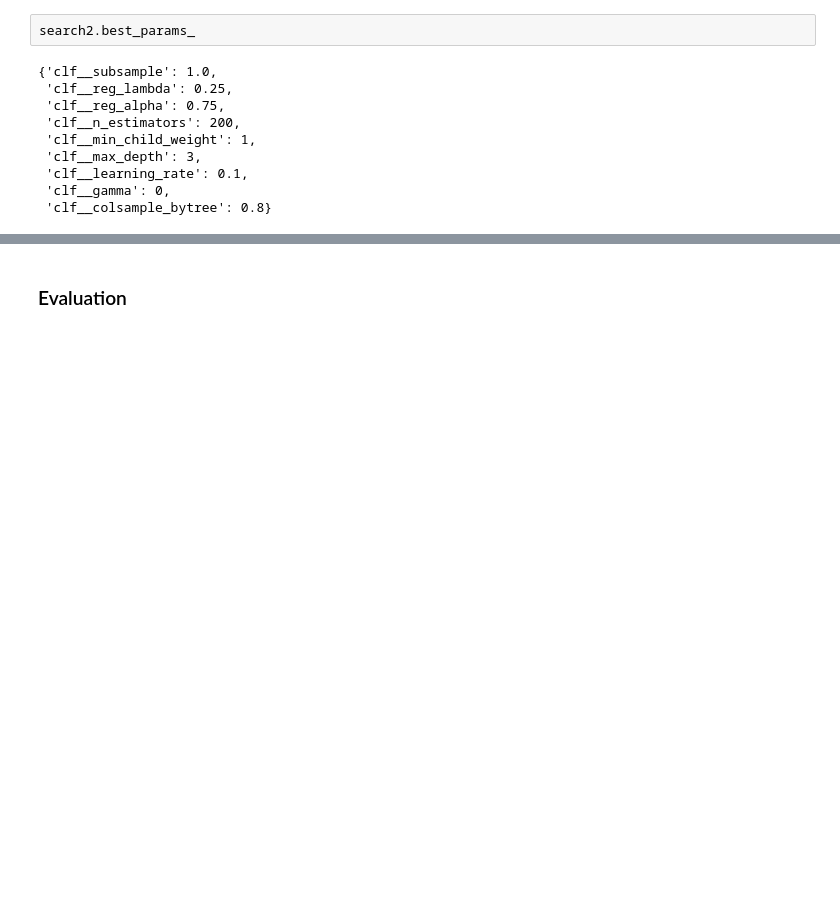
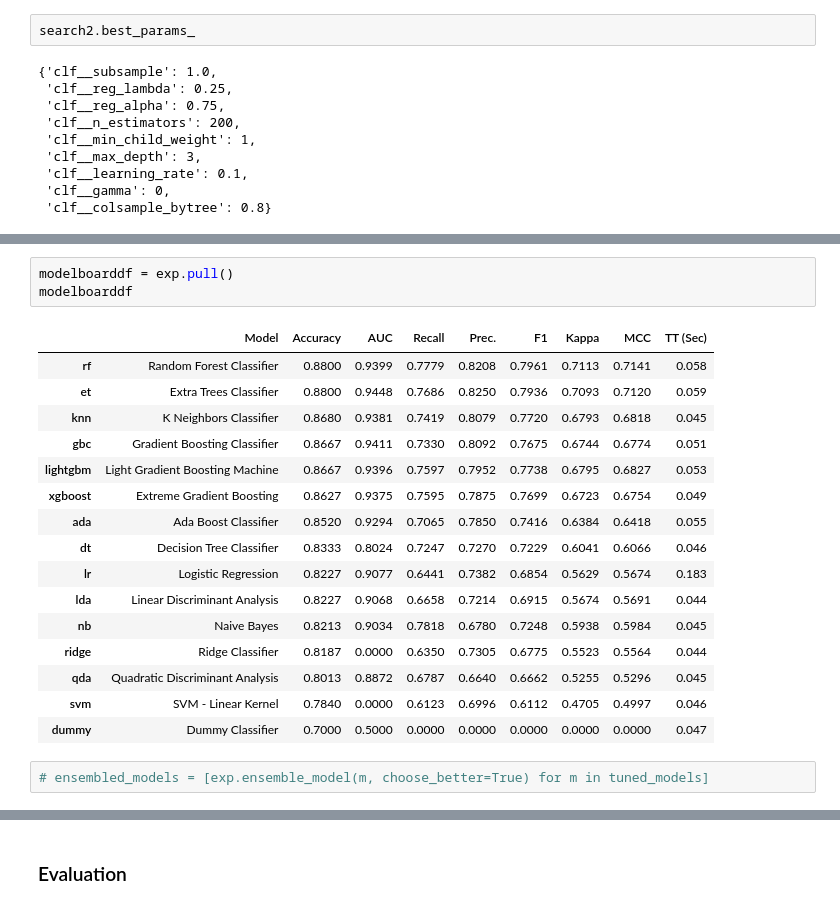
Before and after one commit to Takfes/python-classification, a Jupyter notebook: training.ipynb, the cells around one changed output, grey strips where cells are left out. Cells and saved outputs as stored; diff of their text form; blank space fills up the shorter version.

```diff
--- a/training.ipynb
+++ b/training.ipynb
@@ -542,0 +694,22 @@ XGBClassifier(base_score=None, booster=None, callbacks=None,
+# %%
+modelboarddf = exp.pull()
+modelboarddf
+# %% [output]
+|  | Model | Accuracy | AUC | Recall | Prec. | F1 | Kappa | MCC | TT (Sec) |
+| rf | Random Forest Classifier | 0.8800 | 0.9399 | 0.7779 | 0.8208 | 0.7961 | 0.7113 | 0.7141 | 0.058 |
+| et | Extra Trees Classifier | 0.8800 | 0.9448 | 0.7686 | 0.8250 | 0.7936 | 0.7093 | 0.7120 | 0.059 |
+| knn | K Neighbors Classifier | 0.8680 | 0.9381 | 0.7419 | 0.8079 | 0.7720 | 0.6793 | 0.6818 | 0.045 |
+| gbc | Gradient Boosting Classifier | 0.8667 | 0.9411 | 0.7330 | 0.8092 | 0.7675 | 0.6744 | 0.6774 | 0.051 |
+| lightgbm | Light Gradient Boosting Machine | 0.8667 | 0.9396 | 0.7597 | 0.7952 | 0.7738 | 0.6795 | 0.6827 | 0.053 |
+| xgboost | Extreme Gradient Boosting | 0.8627 | 0.9375 | 0.7595 | 0.7875 | 0.7699 | 0.6723 | 0.6754 | 0.049 |
+| ada | Ada Boost Classifier | 0.8520 | 0.9294 | 0.7065 | 0.7850 | 0.7416 | 0.6384 | 0.6418 | 0.055 |
+| dt | Decision Tree Classifier | 0.8333 | 0.8024 | 0.7247 | 0.7270 | 0.7229 | 0.6041 | 0.6066 | 0.046 |
+| lr | Logistic Regression | 0.8227 | 0.9077 | 0.6441 | 0.7382 | 0.6854 | 0.5629 | 0.5674 | 0.183 |
+| lda | Linear Discriminant Analysis | 0.8227 | 0.9068 | 0.6658 | 0.7214 | 0.6915 | 0.5674 | 0.5691 | 0.044 |
+| nb | Naive Bayes | 0.8213 | 0.9034 | 0.7818 | 0.6780 | 0.7248 | 0.5938 | 0.5984 | 0.045 |
+| ridge | Ridge Classifier | 0.8187 | 0.0000 | 0.6350 | 0.7305 | 0.6775 | 0.5523 | 0.5564 | 0.044 |
+| qda | Quadratic Discriminant Analysis | 0.8013 | 0.8872 | 0.6787 | 0.6640 | 0.6662 | 0.5255 | 0.5296 | 0.045 |
+| svm | SVM - Linear Kernel | 0.7840 | 0.0000 | 0.6123 | 0.6996 | 0.6112 | 0.4705 | 0.4997 | 0.046 |
+| dummy | Dummy Classifier | 0.7000 | 0.5000 | 0.0000 | 0.0000 | 0.0000 | 0.0000 | 0.0000 | 0.047 |
+# %%
+# ensembled_models = [exp.ensemble_model(m, choose_better=True) for m in tuned_models]
```
Also changed, not shown: parts of 50 cells of this notebook, 1 other file.
